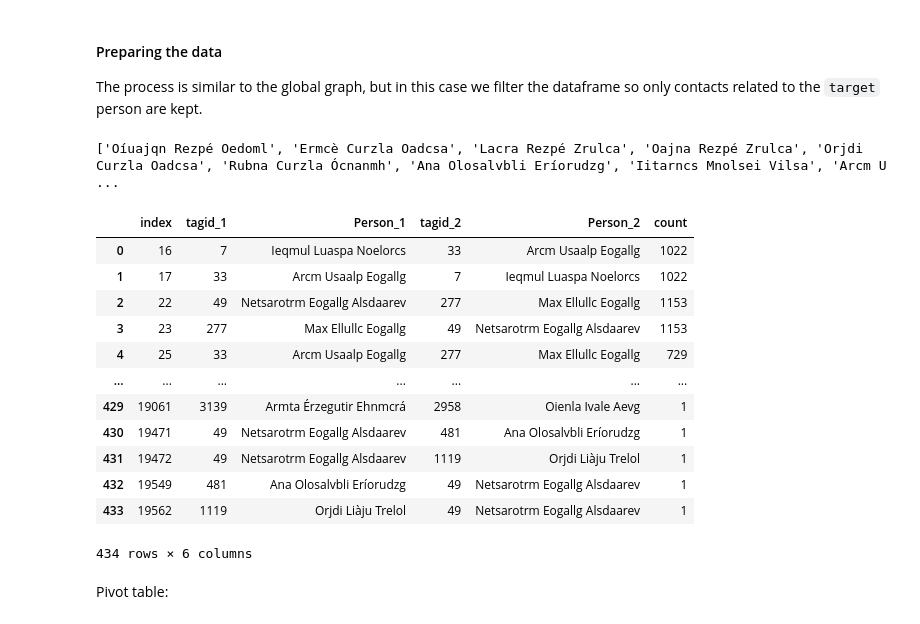
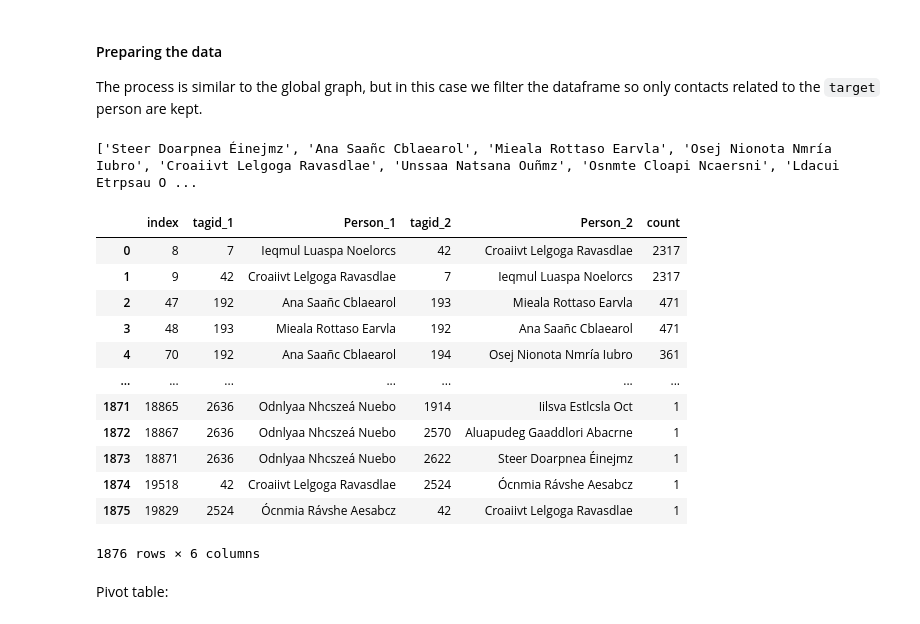
Before and after one commit to wonx/data-science-portfolio, a Jupyter notebook: pictures-socialnetwork/Main.ipynb, the cells around one changed output. Saved outputs shown, nothing was run; the diff lists cells and outputs as text; code cells hidden in the pictures.

```diff
--- a/pictures-socialnetwork/Main.ipynb
+++ b/pictures-socialnetwork/Main.ipynb
@@ -16,7 +16,7 @@ Since most cameras do not include information about the people present in a pict
 We use the `sqlite3` library to import digikam's sqlite3 database:
 # %%
 import sqlite3
-con = sqlite3.connect("~/user/Images/digikam4.db")
+con = sqlite3.connect("/home/marc/Imatges/digikam4.db")
 cur = con.cursor()
 # %% [markdown]
 Run the query and store the output.
@@ -402,37 +427,37 @@ Only people linked to that person will appear in that graph. Links between those
 
 The process is similar to the global graph, but in this case we filter the dataframe so only contacts related to the `target` person are kept.
 # %%
-target = "Oíuajqn Rezpé Oedoml"
+target = "Steer Doarpnea Éinejmz"
 
 # First, list of people linked to that person
 linked_people = df[(df["Person_2"]==target)]['Person_1']
 linked_people = list(linked_people)
 linked_people.append(target) # add the target person as one of the linked people too, otherwise it would be excluded in the graph
 print(linked_people)
 
 # Second, remove all values in dataframe not related to the linked people
 df = df[(df['Person_1'].isin(linked_people)) & (df['Person_2'].isin(linked_people))]
 
 # Finally, remove people references to themselves. (like it was done for df_trim)
 df = df[df['Person_1'] != df['Person_2']]
 
 df.reset_index(inplace=True)
 display(df)
 # %% [output]
-['Oíuajqn Rezpé Oedoml', 'Ermcè Curzla Oadcsa', 'Lacra Rezpé Zrulca', 'Oajna Rezpé Zrulca', 'Orjdi Curzla Oadcsa', 'Rubna Curzla Ócnanmh', 'Ana Olosalvbli Eríorudzg', 'Iitarncs Mnolsei Vilsa', 'Arcm U ...
+['Steer Doarpnea Éinejmz', 'Ana Saañc Cblaearol', 'Mieala Rottaso Earvla', 'Osej Nionota Nmría Iubro', 'Croaiivt Lelgoga Ravasdlae', 'Unssaa Natsana Ouñmz', 'Osnmte Cloapi Ncaersni', 'Ldacui Etrpsau O ...
 |  | index | tagid_1 | Person_1 | tagid_2 | Person_2 | count |
-| 0 | 16 | 7 | Ieqmul Luaspa Noelorcs | 33 | Arcm Usaalp Eogallg | 1022 |
-| 1 | 17 | 33 | Arcm Usaalp Eogallg | 7 | Ieqmul Luaspa Noelorcs | 1022 |
-| 2 | 22 | 49 | Netsarotrm Eogallg Alsdaarev | 277 | Max Ellullc Eogallg | 1153 |
-| 3 | 23 | 277 | Max Ellullc Eogallg | 49 | Netsarotrm Eogallg Alsdaarev | 1153 |
-| 4 | 25 | 33 | Arcm Usaalp Eogallg | 277 | Max Ellullc Eogallg | 729 |
+| 0 | 8 | 7 | Ieqmul Luaspa Noelorcs | 42 | Croaiivt Lelgoga Ravasdlae | 2317 |
+| 1 | 9 | 42 | Croaiivt Lelgoga Ravasdlae | 7 | Ieqmul Luaspa Noelorcs | 2317 |
+| 2 | 47 | 192 | Ana Saañc Cblaearol | 193 | Mieala Rottaso Earvla | 471 |
+| 3 | 48 | 193 | Mieala Rottaso Earvla | 192 | Ana Saañc Cblaearol | 471 |
+| 4 | 70 | 192 | Ana Saañc Cblaearol | 194 | Osej Nionota Nmría Iubro | 361 |
 | ... | ... | ... | ... | ... | ... | ... |
-| 429 | 19061 | 3139 | Armta Érzegutir Ehnmcrá | 2958 | Oienla Ivale Aevg | 1 |
-| 430 | 19471 | 49 | Netsarotrm Eogallg Alsdaarev | 481 | Ana Olosalvbli Eríorudzg | 1 |
-| 431 | 19472 | 49 | Netsarotrm Eogallg Alsdaarev | 1119 | Orjdi Liàju Trelol | 1 |
-| 432 | 19549 | 481 | Ana Olosalvbli Eríorudzg | 49 | Netsarotrm Eogallg Alsdaarev | 1 |
-| 433 | 19562 | 1119 | Orjdi Liàju Trelol | 49 | Netsarotrm Eogallg Alsdaarev | 1 |
+| 1871 | 18865 | 2636 | Odnlyaa Nhcszeá Nuebo | 1914 | Iilsva Estlcsla Oct | 1 |
+| 1872 | 18867 | 2636 | Odnlyaa Nhcszeá Nuebo | 2570 | Aluapudeg Gaaddlori Abacrne | 1 |
+| 1873 | 18871 | 2636 | Odnlyaa Nhcszeá Nuebo | 2622 | Steer Doarpnea Éinejmz | 1 |
+| 1874 | 19518 | 42 | Croaiivt Lelgoga Ravasdlae | 2524 | Ócnmia Rávshe Aesabcz | 1 |
+| 1875 | 19829 | 2524 | Ócnmia Rávshe Aesabcz | 42 | Croaiivt Lelgoga Ravasdlae | 1 |
-434 rows × 6 columns
+1876 rows × 6 columns
 # %% [markdown]
 Pivot table:
 # %%
```
Also changed, not shown: parts of 30 cells of this notebook, 2 other files.
